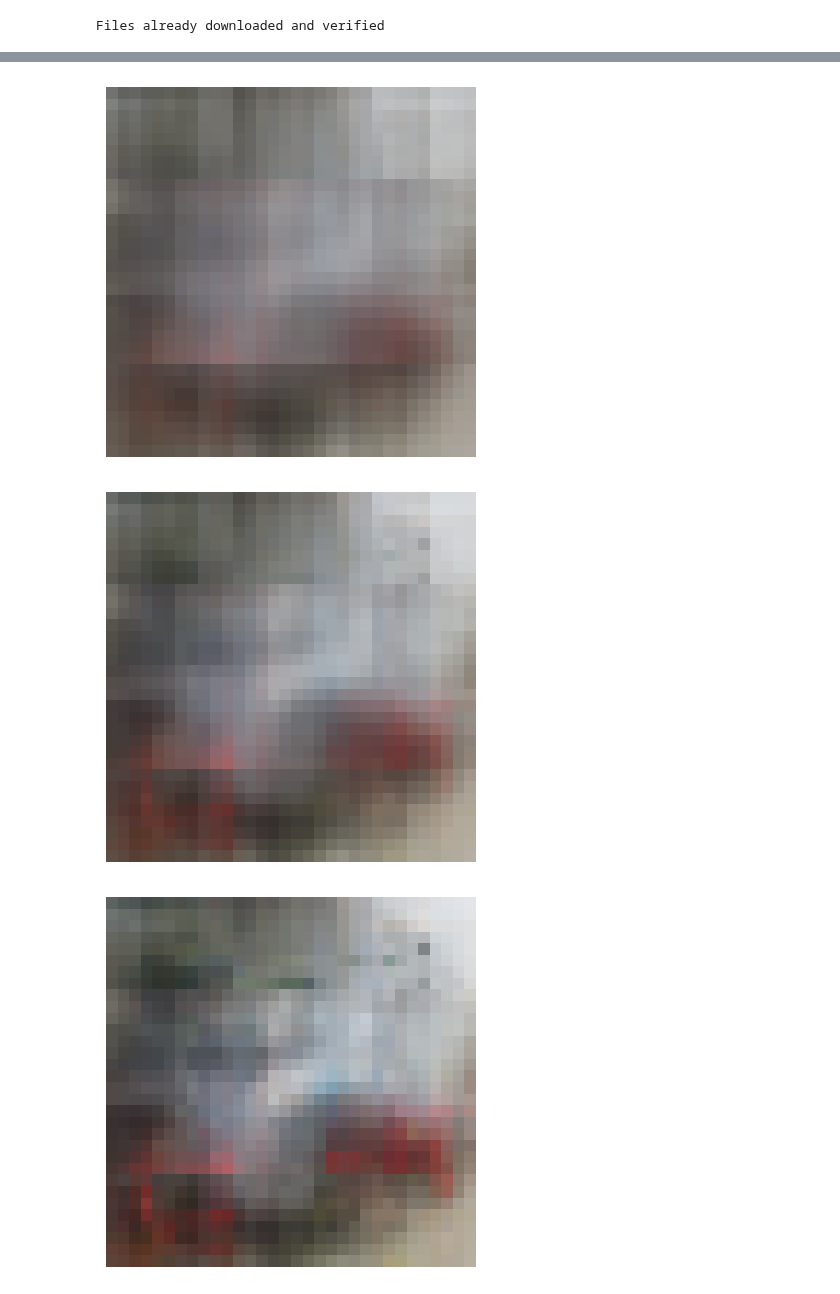
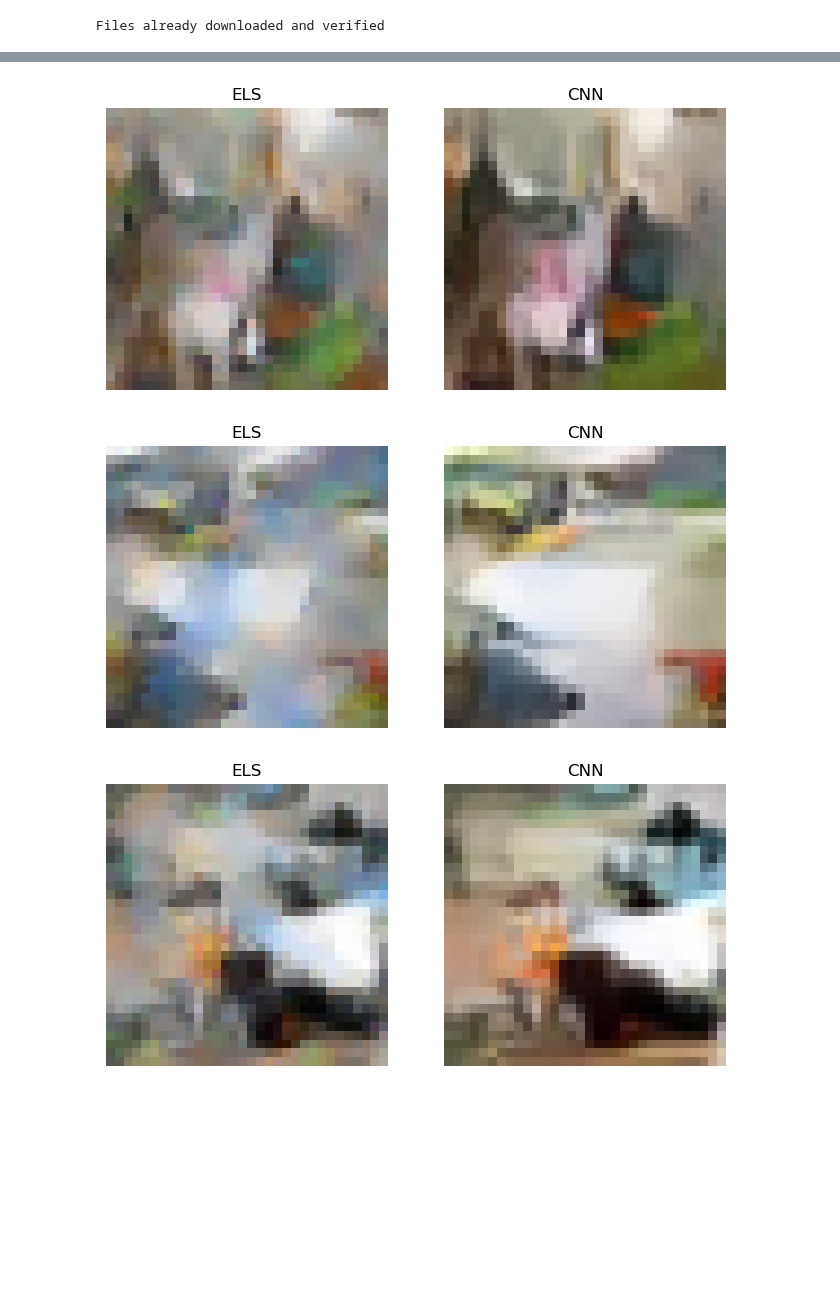
Before and after one commit to henhen724/convolutional_diffusion, a Jupyter notebook: ELS Demo.ipynb, the cells around one changed output, grey strips where cells are left out. Saved outputs shown, nothing was run; the diff lists cells and outputs as text; code cells hidden in the pictures; blank space fills up the shorter version.

```diff
--- a/ELS Demo.ipynb
+++ b/ELS Demo.ipynb
@@ -5,19 +5,24 @@ from utils.data import *
 # %%
 dataset, metadata = get_dataset('cifar10')
 
-backbone = LocalEquivBordersScoreModule(dataset,
-                            image_size=32,
-                            channels=3,
-                            schedule=cosine_noise_schedule,
-                            max_samples=10000, # restricts to a subset of 1000 examples within the dataset
-                            shuffle=False)
+device = torch.device('cuda' if torch.cuda.is_available() else 'cpu')
 # %% [output]
 Files already downloaded and verified
 # %%
 # scales for each time step. ordered from earliest (low noise) to latest (high noise)
 # scales calibrated based on ResNet data
 
-scales = [3, 3, 3, 3, 5, 5, 5, 7, 7, 7, 7, 9, 9, 11, 11, 13, 15, 17, 17, 17]
+# subsample the dataset to 10k examples out of original 50k; decrease for speed, increase for accuracy
+max_samples = 10000
+
+backbone = LocalEquivBordersScoreModule(dataset,
+                            image_size=32,
+                            channels=3,
+                            schedule=cosine_noise_schedule,
+                            max_samples=max_samples,
+                            shuffle=False)
+
+scales = torch.load('./files/scales_CIFAR10_ResNet_zeros_conditional.pt')
 
 machine = ScheduledScoreMachine(backbone,
                                 image_size=32,
@@ -25,3 +30,6 @@ machine = ScheduledScoreMachine(backbone,
                                 noise_schedule=cosine_noise_schedule,
                                 score_backbone=True,
                                 scales=scales)
+# %%
+model = torch.load('./files/backbone_CIFAR10_ResNet_zeros_conditional.pt', map_location=device)
+model.eval()
@@ -28,8 +54,25 @@ machine = ScheduledScoreMachine(backbone,
 # %%
-seed = torch.randn(1,3,32,32)
-img = machine(seed.clone(), label=torch.tensor([1]), visualize=True)
-denormalize_imshow(img, metadata['mean'], metadata['std'])
+for i in range(5):
+    seed = torch.randn(1,3,32,32).to(device)
+    label = torch.tensor([np.random.randint(10)]).to(device)
+
+    img_els = machine(seed.clone(), label=label)
+    img_model = model.sample(x=seed.clone(), label=label, nsteps=150).clamp(-1,1)
+
+    els_numpy = denormalize(img_els.squeeze().detach().cpu(), metadata['mean'], metadata['std']).numpy().transpose(1,2,0)
+    model_numpy = denormalize(img_model.squeeze().detach().cpu(), metadata['mean'], metadata['std']).numpy().transpose(1,2,0)
+
+    fig, ax = plt.subplots(1,2, figsize=(8,4))
+    ax[0].imshow(els_numpy)
+    ax[0].set_title('ELS')
+    ax[0].axis('off')
+
+    ax[1].imshow(model_numpy)
+    ax[1].set_title('CNN')
+    ax[1].axis('off')
+
+    plt.show()
 # %% [output]
-[figure, old version]
+[figure, new version]
-[figure, old version]
+[figure, new version]
-[figure, old version]
+[figure, new version]
```
Also changed, not shown: parts of 2 cells of this notebook, 6 other files.
